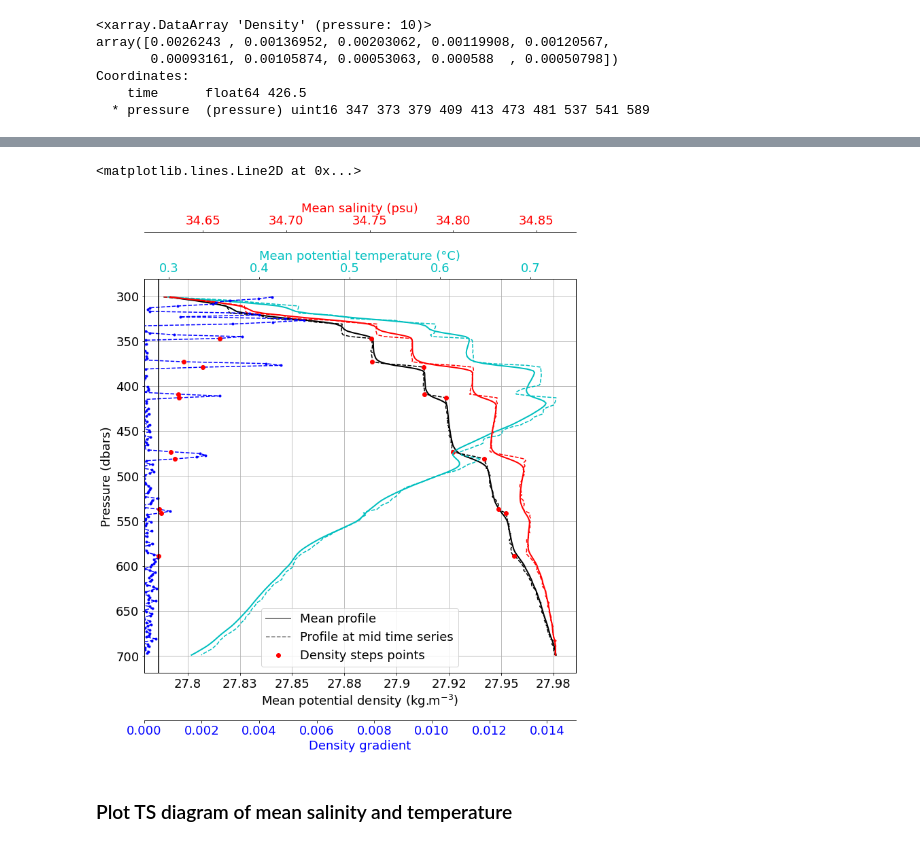
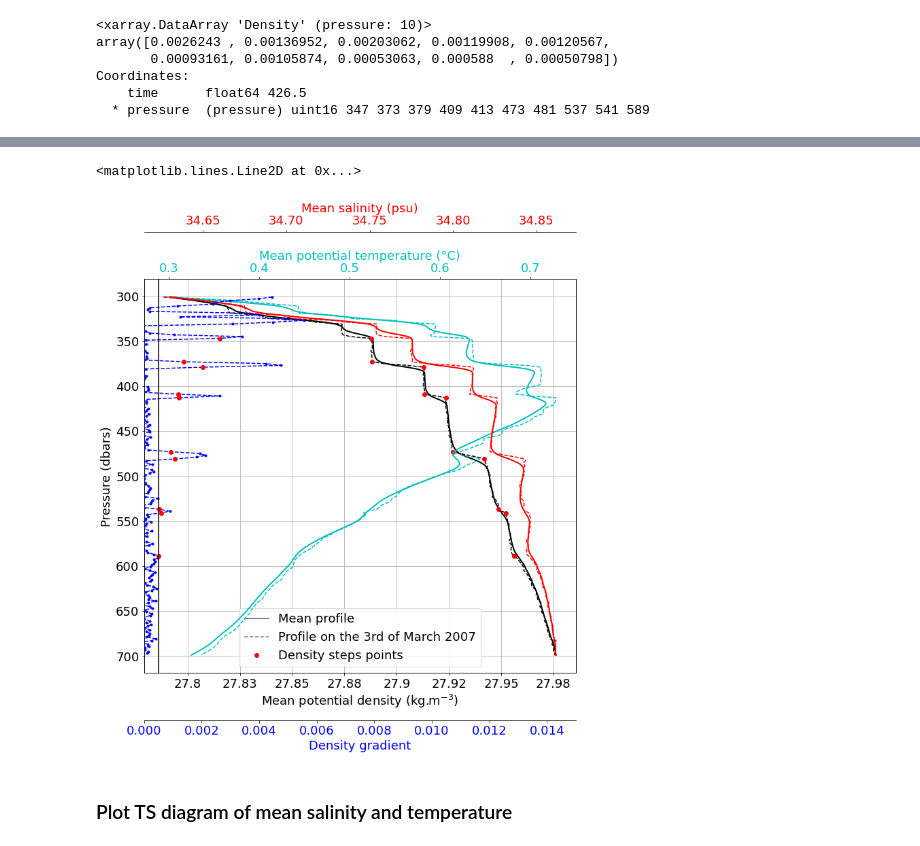
Before and after one commit to zcasparco/Canada_basin, a Jupyter notebook: Profiles_moorings_fig12.ipynb, the cells around one changed output, grey strips where cells are left out. Cells and saved outputs as stored; diff of their text form; code cells hidden in the pictures.

```diff
--- a/Profiles_moorings_fig12.ipynb
+++ b/Profiles_moorings_fig12.ipynb
@@ -385,35 +389,35 @@ S_D.isel(time=S_D.time.size//2).sel(pressure=slice(300,700)).plot(ax=ax2,y='pres
 
 ax2.tick_params(axis='x', labelcolor='r')
 ax2.set_xlabel(r'Mean salinity (psu)',color='r')
 ax3 = ax.twiny()
 ax3.xaxis.set_ticks_position('bottom')
 ax3.xaxis.set_label_position("bottom")
 ax3.spines["bottom"].set_position(("axes", -.12))
 #ax3.spines[""].set_visible(True)
 
 drho.sel(pressure=slice(300,700)).plot.line('b.-',ax=ax3,y='pressure',yincrease=False,linestyle='--')#,c='b',linestyle='--')
 drho.sel(pressure=rho_g.pressure.values).plot.line('r.',markersize=12,y='pressure',yincrease=False,label='Steps points')
 #S_D.isel(time=S_D.time.size//2).sel(pressure=slice(300,700)).plot(ax=ax2,y='pressure',yincrease=False,c='r',linestyle='--')
 
 
 ax3.tick_params(axis='x', labelcolor='b')
 ax3.set_xlabel(r'Density gradient',color='b');ax3.set_xlim(0,0.015)
 #ax2.xaxis(r'Salinity (psu)',color='r',offset=30)
 fig.tight_layout()
 ax2.set_title('');ax1.set_title('');ax.set_title('');ax3.set_title('')
 
 from matplotlib.lines import Line2D
 custom_lines = [Line2D([0], [0], color='grey', lw=2),
                 Line2D([0], [0], color='grey',linestyle='--' ),
                 Line2D([], [], color='r', marker='.', linestyle='None',markersize=12)]
 
-ax.legend(custom_lines, ['Mean profile', 'Profile at mid time series','Density steps points'],loc=8)
+ax.legend(custom_lines, ['Mean profile', 'Profile on the 3rd of March 2007','Density steps points'],loc=8)
 ax.grid()
 ax3.axvline(0.0005,c='k')
 #ax.set_legend(custom_lines,labels)
 # %% [output]
 <matplotlib.lines.Line2D at 0x...>
-[figure, old version]
+[figure, new version]
 # %% [markdown]
 ### Plot TS diagram of mean salinity and temperature
 # %%
```
Also changed, not shown: parts of 1 cell of this notebook.
